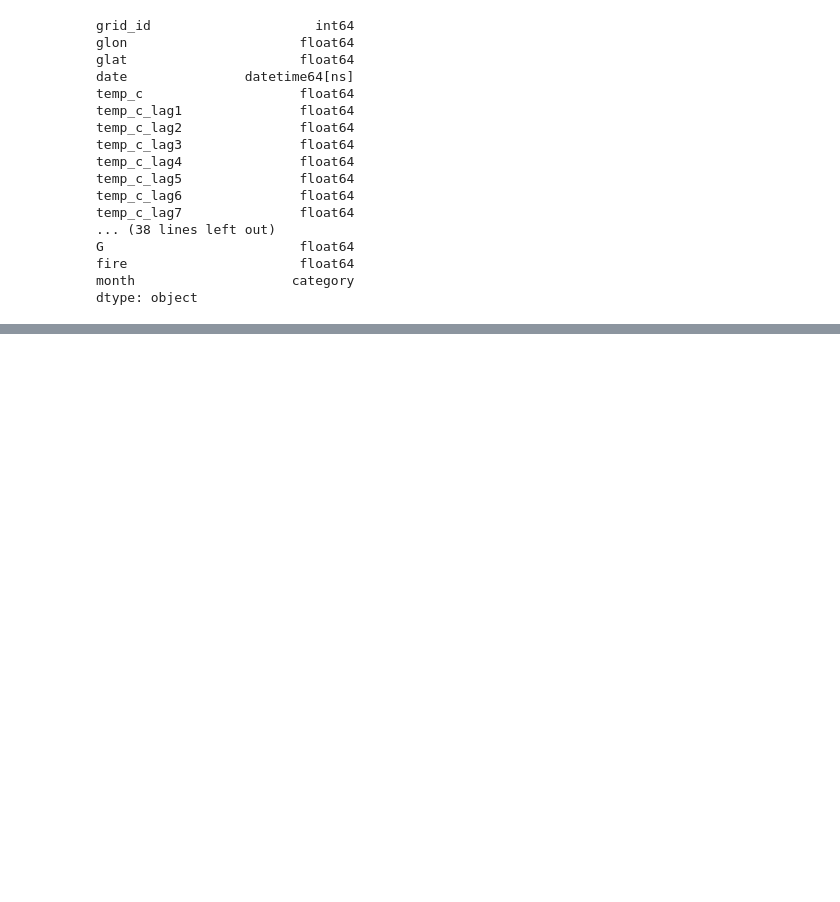
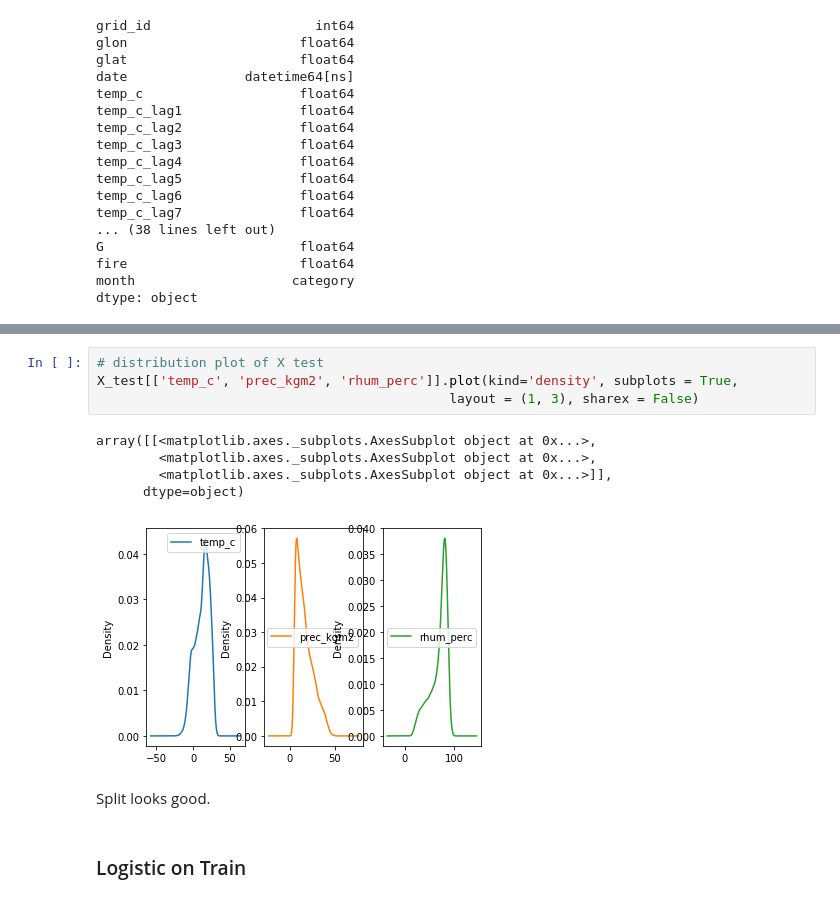
Before and after one commit to RyanGan/fire_predictor, a Jupyter notebook: py_scripts/fire_likelihood_model.ipynb, the cells around one changed output, grey strips where cells are left out. Cells and saved outputs as stored; diff of their text form; blank space fills up the shorter version.

```diff
--- a/py_scripts/fire_likelihood_model.ipynb
+++ b/py_scripts/fire_likelihood_model.ipynb
@@ -40,0 +118,14 @@ dtype: object
+# %%
+# distribution plot of X test
+X_test[['temp_c', 'prec_kgm2', 'rhum_perc']].plot(kind='density', subplots = True,
+                                             layout = (1, 3), sharex = False)
+# %% [output]
+array([[<matplotlib.axes._subplots.AxesSubplot object at 0x...>,
+        <matplotlib.axes._subplots.AxesSubplot object at 0x...>,
+        <matplotlib.axes._subplots.AxesSubplot object at 0x...>]],
+      dtype=object)
+[figure, added]
+# %% [markdown]
+Split looks good.
+# %% [markdown]
+### Logistic on Train
```
Also changed, not shown: parts of 20 cells of this notebook.
